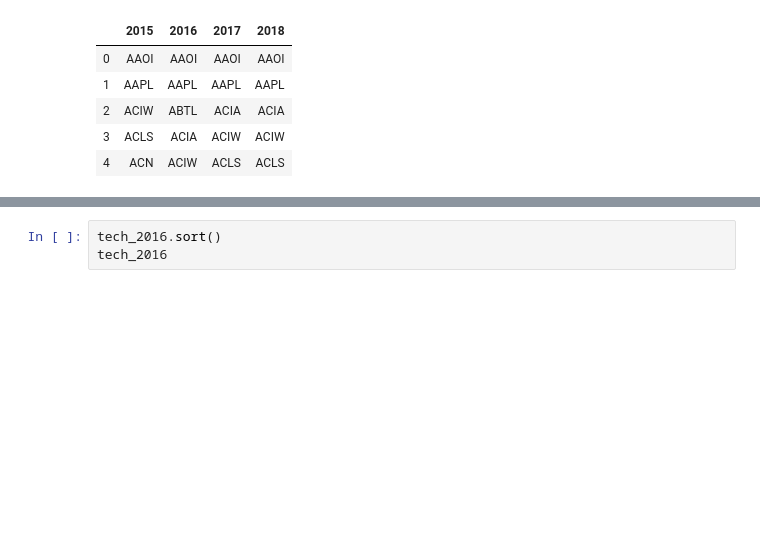
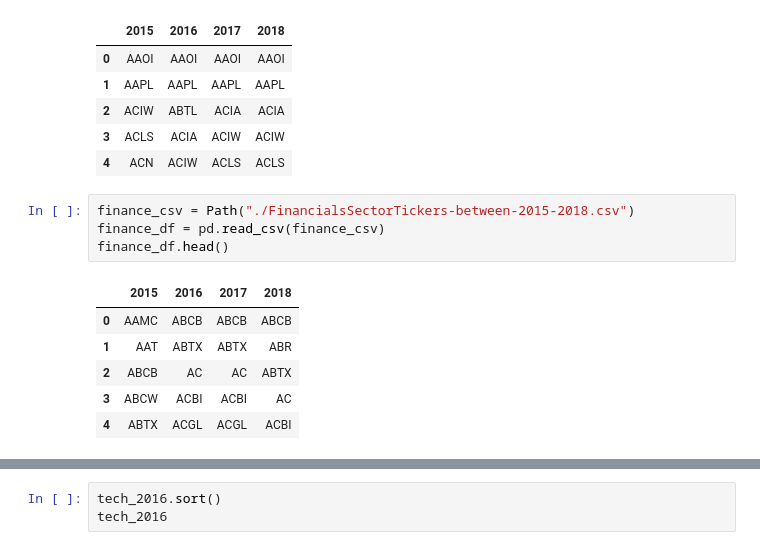
Before and after one commit to willwillis/sector-top-dogs, a Jupyter notebook: notebooks/Will/FromMina/ticker_data_wkg.ipynb, the cells around one changed output, grey strips where cells are left out. Drawn from its saved outputs; the diff is of its cells as text; blank space fills up the shorter version.

```diff
--- a/notebooks/Will/FromMina/ticker_data_wkg.ipynb
+++ b/notebooks/Will/FromMina/ticker_data_wkg.ipynb
@@ -18,3 +20,14 @@ tech_df.head()
 | 2 | ACIW | ABTL | ACIA | ACIA |
 | 3 | ACLS | ACIA | ACIW | ACIW |
 | 4 | ACN | ACIW | ACLS | ACLS |
+# %%
+finance_csv = Path("./FinancialsSectorTickers-between-2015-2018.csv")
+finance_df = pd.read_csv(finance_csv)
+finance_df.head()
+# %% [output]
+|  | 2015 | 2016 | 2017 | 2018 |
+| 0 | AAMC | ABCB | ABCB | ABCB |
+| 1 | AAT | ABTX | ABTX | ABR |
+| 2 | ABCB | AC | AC | ABTX |
+| 3 | ABCW | ACBI | ACBI | AC |
+| 4 | ABTX | ACGL | ACGL | ACBI |
```
Also changed, not shown: parts of 15 cells of this notebook, 4 other files.
